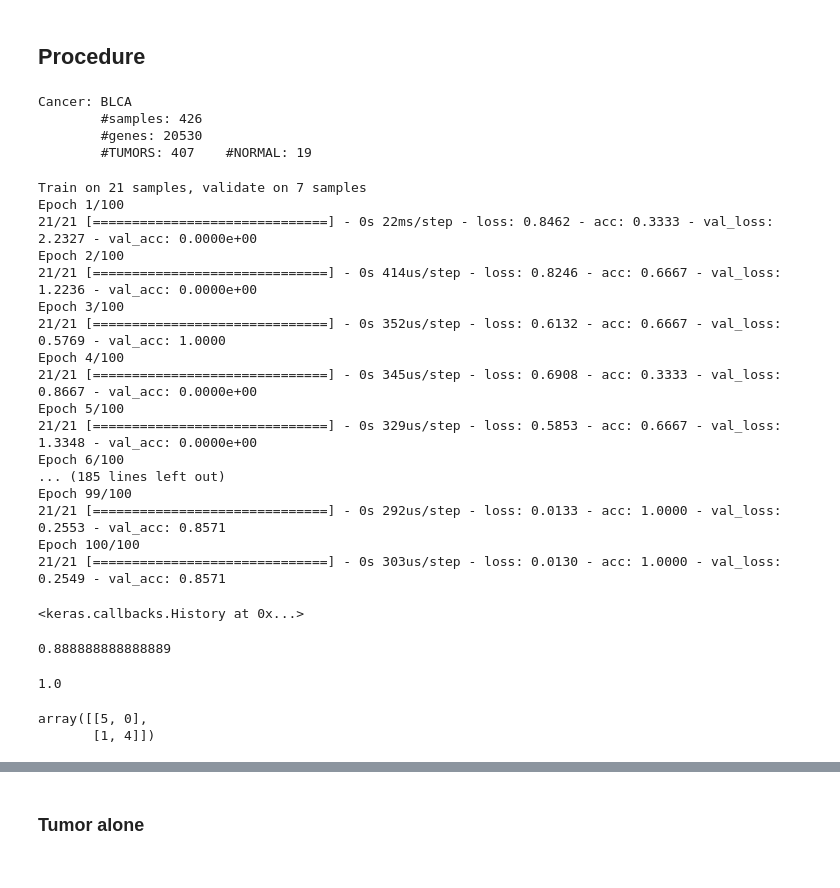
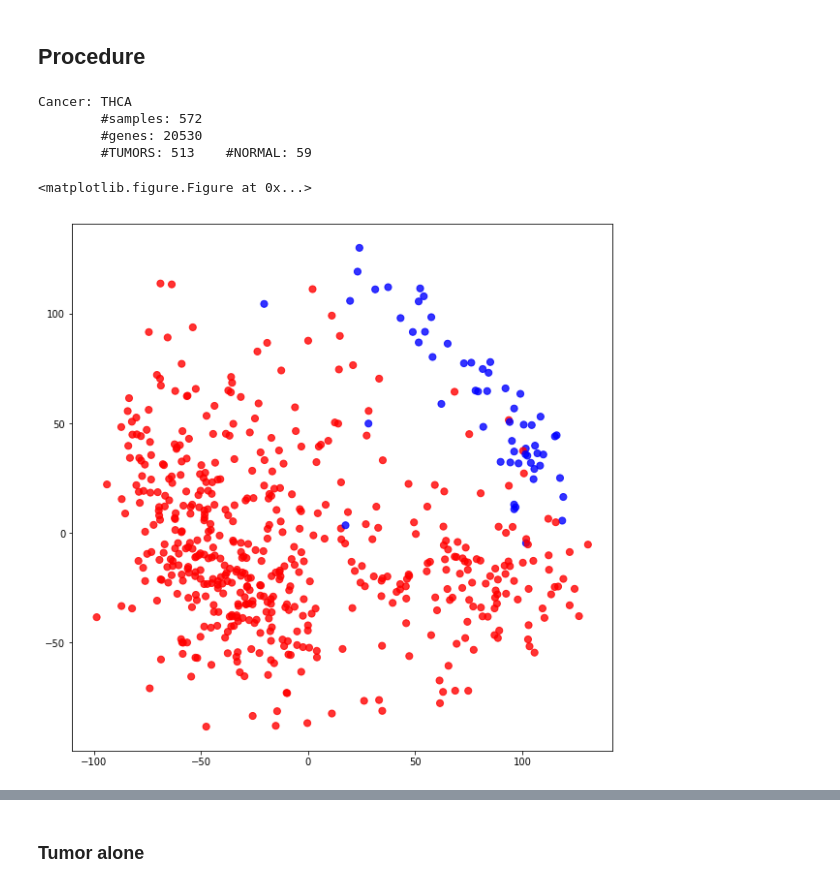
Before and after one commit to harel-coffee/cancer_classification-auto, a Jupyter notebook: tl/Pipeline_TL.ipynb, the cells around one changed output, grey strips where cells are left out. Drawn from its saved outputs; the diff is of its cells as text; code cells hidden in the pictures.

```diff
--- a/tl/Pipeline_TL.ipynb
+++ b/tl/Pipeline_TL.ipynb
@@ -65,30 +68,34 @@ def get_filtered_features(X):
 def preprocess(X):
     scaler = MinMaxScaler()
     return utils.pre_process(X, get_filtered_features, scaler)
+# %%
+colormap = {
+    TUMOR: 'red',
+    NORMAL: 'blue'
+}
+
+def plot_PCA(X, y):
+    pca = PCA(n_components=2)
+    X_t = pca.fit_transform(X)
+    colors = list(map(lambda x: colormap[x], y))
+    plt.figure(figsize=(10, 10))
+    sns.regplot(x=X_t[:, 0], y=X_t[:, 1], fit_reg=False, scatter_kws={'color': colors, 's': 50})
+    return pca
 # %% [markdown]
 ## Procedure
 # %%
-cancer_name = "BLCA"
+cancer_name = "THCA"
 X_c, y_c = utils.get_cancer_data(cancer_name)
+
+# sampler = RandomUnderSampler()
+# X_c, y_c = sampler.fit_sample(X_c, y_c)
+
 print("Cancer: {}".format(cancer_name))
 print("\t#samples: {}".format(X_c.shape[0]))
 print("\t#genes: {}".format(X_c.shape[1]))
 print("\t#TUMORS: {}\t#NORMAL: {}".format(y_c[y_c == TUMOR].shape[0], y_c[y_c == NORMAL].shape[0]))
 # %% [output]
-Cancer: BLCA
-        #samples: 426
+Cancer: THCA
+        #samples: 572
         #genes: 20530
-        #TUMORS: 407    #NORMAL: 19
+        #TUMORS: 513    #NORMAL: 59
-# %%
-X_c = X_c[:, :5000]
-
-
-scaler = MinMaxScaler()
-X_c = scaler.fit_transform(X_c.T).T
-
-oversampler = RandomUnderSampler(random_state=seed)
-
-X_train, X_test, y_train, y_test = train_test_split(X_c, y_c, test_size=0.25, stratify=y_c)
-X_train, y_train = oversampler.fit_sample(X_train, y_train)
-
-X_test, y_test = oversampler.fit_sample(X_test, y_test)
@@ -97,22 +101,0 @@ model = tumor_alone_model(X_train.shape[1])
-# %%
-model.compile(loss="binary_crossentropy", optimizer="adam", metrics=['accuracy'])
-model.fit(X_train, y_train, validation_split=0.25, epochs=100, verbose=1)
-# %% [output]
-Train on 21 samples, validate on 7 samples
-Epoch 1/100
-21/21 [==============================] - 0s 22ms/step - loss: 0.8462 - acc: 0.3333 - val_loss: 2.2327 - val_acc: 0.0000e+00
-Epoch 2/100
-21/21 [==============================] - 0s 414us/step - loss: 0.8246 - acc: 0.6667 - val_loss: 1.2236 - val_acc: 0.0000e+00
-Epoch 3/100
-21/21 [==============================] - 0s 352us/step - loss: 0.6132 - acc: 0.6667 - val_loss: 0.5769 - val_acc: 1.0000
-Epoch 4/100
-21/21 [==============================] - 0s 345us/step - loss: 0.6908 - acc: 0.3333 - val_loss: 0.8667 - val_acc: 0.0000e+00
-Epoch 5/100
-21/21 [==============================] - 0s 329us/step - loss: 0.5853 - acc: 0.6667 - val_loss: 1.3348 - val_acc: 0.0000e+00
-Epoch 6/100
-... (185 lines left out)
-Epoch 99/100
-21/21 [==============================] - 0s 292us/step - loss: 0.0133 - acc: 1.0000 - val_loss: 0.2553 - val_acc: 0.8571
-Epoch 100/100
-21/21 [==============================] - 0s 303us/step - loss: 0.0130 - acc: 1.0000 - val_loss: 0.2549 - val_acc: 0.8571
-<keras.callbacks.History at 0x...>
@@ -123,13 +102,7 @@ from sklearn.metrics import f1_score, precision_score, confusion_matrix
-# %%
-f1_score(y_pred=y_pred, y_true=y_test)
-# %% [output]
-0.888888888888889
-# %%
-precision_score(y_pred=y_pred, y_true=y_test)
-# %% [output]
-1.0
-# %%
-confusion_matrix(y_pred=y_pred, y_true=y_test)
-# %% [output]
-array([[5, 0],
-       [1, 4]])
+# %%
+plt.figure(figsize=(10, 10))
+pca = plot_PCA(X_c, y_c)
+plt.show()
+# %% [output]
+<matplotlib.figure.Figure at 0x...>
+[figure, added]
```
Also changed, not shown: parts of 18 cells of this notebook, 12 other files.
